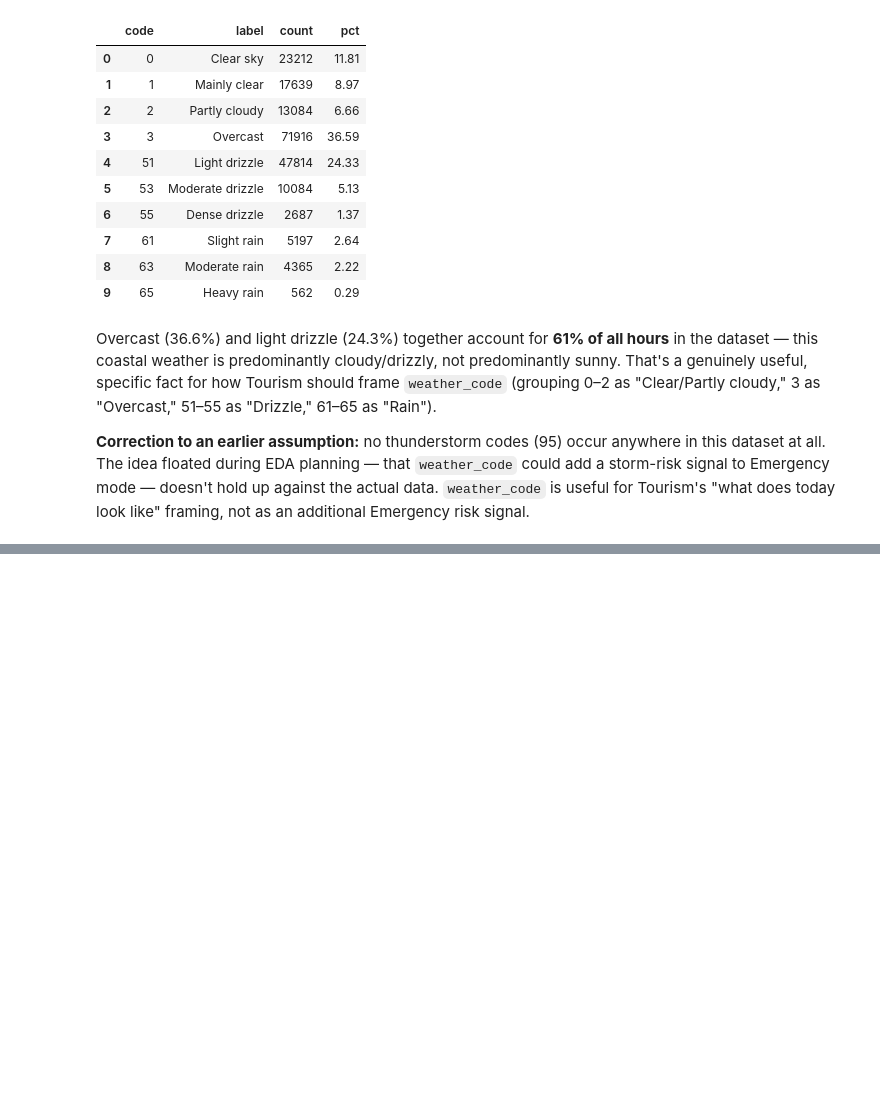
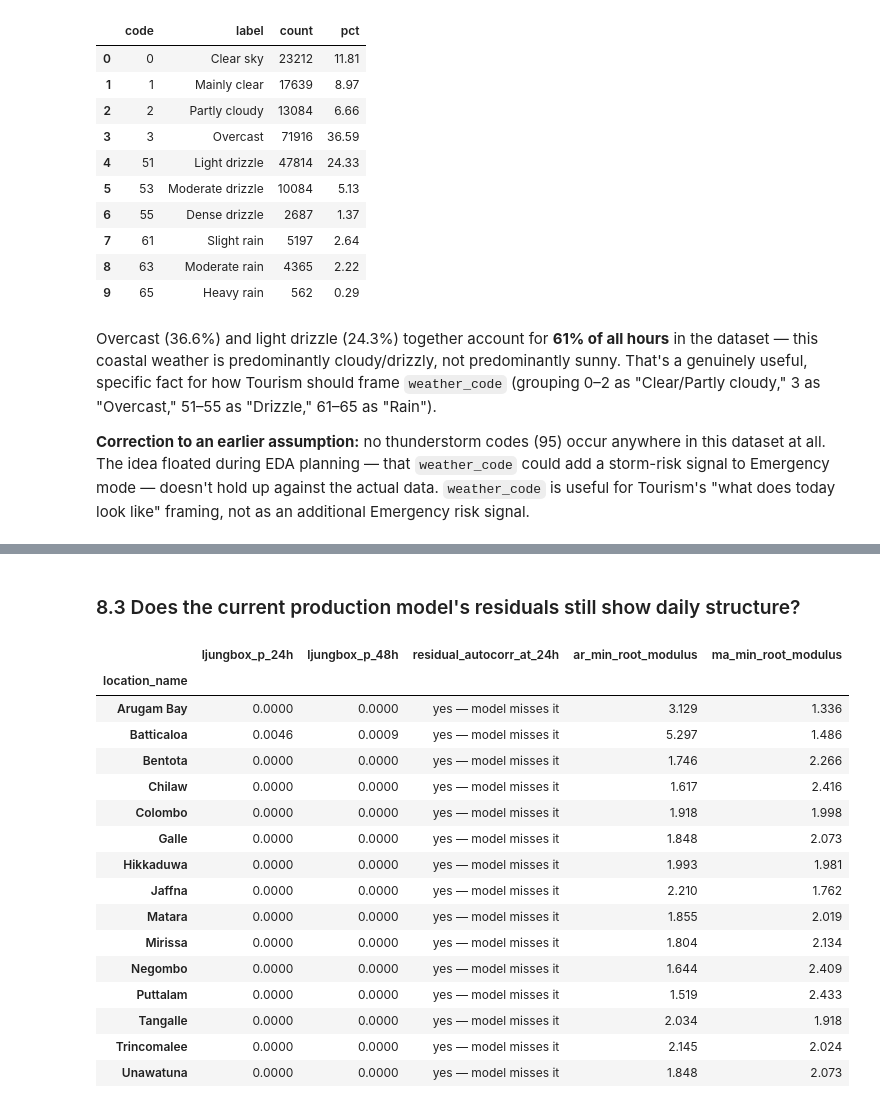
Before and after one commit to Dilmith-Anusara/CoastalPulse, a Jupyter notebook: Validation_Scripts/eda_weather_indicators.ipynb, the cells around one changed output, grey strips where cells are left out. Saved outputs shown, nothing was run; the diff lists cells and outputs as text; code cells hidden in the pictures; blank space fills up the shorter version.

Commit message:
Dashboard building phase 11

```diff
--- a/Validation_Scripts/eda_weather_indicators.ipynb
+++ b/Validation_Scripts/eda_weather_indicators.ipynb
@@ -396,0 +481,20 @@ Emergency risk signal.
+# %%
+import warnings
+from statsmodels.tsa.stattools import adfuller, kpss
+warnings.filterwarnings("ignore")
+
+stationarity_results = []
+for loc in sorted(df["location_name"].unique()):
+    series = df[df["location_name"] == loc].set_index("timestamp")["wave_height"].asfreq("h").dropna()
+    adf_stat, adf_p, *_ = adfuller(series, autolag="AIC")
+    kpss_stat, kpss_p, *_ = kpss(series, regression="c", nlags="auto")
+    stationarity_results.append({
+        "location_name": loc,
+        "adf_p": round(adf_p, 4),
+        "adf_says": "stationary" if adf_p < 0.05 else "non-stationary",
+        "kpss_p": round(kpss_p, 4),
+        "kpss_says": "stationary" if kpss_p > 0.05 else "non-stationary",
+    })
+
+stationarity_df = pd.DataFrame(stationarity_results).set_index("location_name")
+stationarity_df
@@ -396,0 +534,46 @@ Emergency risk signal.
+# %% [markdown]
+### 8.3 Does the current production model's residuals still show daily structure?
+# %%
+from statsmodels.tsa.statespace.sarimax import SARIMAX
+from statsmodels.stats.diagnostic import acorr_ljungbox
+
+ORDER = (2, 1, 2)
+SEASONAL_ORDER = (0, 0, 0, 24)  # the order pipeline/build_forecasts.py actually uses in production
+
+residual_results = []
+for loc in sorted(df["location_name"].unique()):
+    series = df[df["location_name"] == loc].set_index("timestamp")["wave_height"].asfreq("h")
+    model = SARIMAX(series, order=ORDER, seasonal_order=SEASONAL_ORDER,
+                     enforce_stationarity=False, enforce_invertibility=False)
+    fitted = model.fit(disp=False, maxiter=50)
+    resid = fitted.resid.dropna()
+    lb = acorr_ljungbox(resid, lags=[24, 48], return_df=True)
+    residual_results.append({
+        "location_name": loc,
+        "ljungbox_p_24h": round(float(lb.loc[24, "lb_pvalue"]), 4),
+        "ljungbox_p_48h": round(float(lb.loc[48, "lb_pvalue"]), 4),
+        "residual_autocorr_at_24h": "yes — model misses it" if lb.loc[24, "lb_pvalue"] < 0.05 else "no",
+        "ar_min_root_modulus": round(float(min(abs(r) for r in fitted.arroots)), 3) if len(fitted.arroots) else None,
+        "ma_min_root_modulus": round(float(min(abs(r) for r in fitted.maroots)), 3) if len(fitted.maroots) else None,
+    })
+
+residual_df = pd.DataFrame(residual_results).set_index("location_name")
+residual_df
+# %% [output]
+|  | ljungbox_p_24h | ljungbox_p_48h | residual_autocorr_at_24h | ar_min_root_modulus | ma_min_root_modulus |
+| location_name |  |  |  |  |  |
+| Arugam Bay | 0.0000 | 0.0000 | yes — model misses it | 3.129 | 1.336 |
+| Batticaloa | 0.0046 | 0.0009 | yes — model misses it | 5.297 | 1.486 |
+| Bentota | 0.0000 | 0.0000 | yes — model misses it | 1.746 | 2.266 |
+| Chilaw | 0.0000 | 0.0000 | yes — model misses it | 1.617 | 2.416 |
+| Colombo | 0.0000 | 0.0000 | yes — model misses it | 1.918 | 1.998 |
+| Galle | 0.0000 | 0.0000 | yes — model misses it | 1.848 | 2.073 |
+| Hikkaduwa | 0.0000 | 0.0000 | yes — model misses it | 1.993 | 1.981 |
+| Jaffna | 0.0000 | 0.0000 | yes — model misses it | 2.210 | 1.762 |
+| Matara | 0.0000 | 0.0000 | yes — model misses it | 1.855 | 2.019 |
+| Mirissa | 0.0000 | 0.0000 | yes — model misses it | 1.804 | 2.134 |
+| Negombo | 0.0000 | 0.0000 | yes — model misses it | 1.644 | 2.409 |
+| Puttalam | 0.0000 | 0.0000 | yes — model misses it | 1.519 | 2.433 |
+| Tangalle | 0.0000 | 0.0000 | yes — model misses it | 2.034 | 1.918 |
+| Trincomalee | 0.0000 | 0.0000 | yes — model misses it | 2.145 | 2.024 |
+| Unawatuna | 0.0000 | 0.0000 | yes — model misses it | 1.848 | 2.073 |
```
Also changed, not shown: parts of 11 cells of this notebook, 1 other file.
